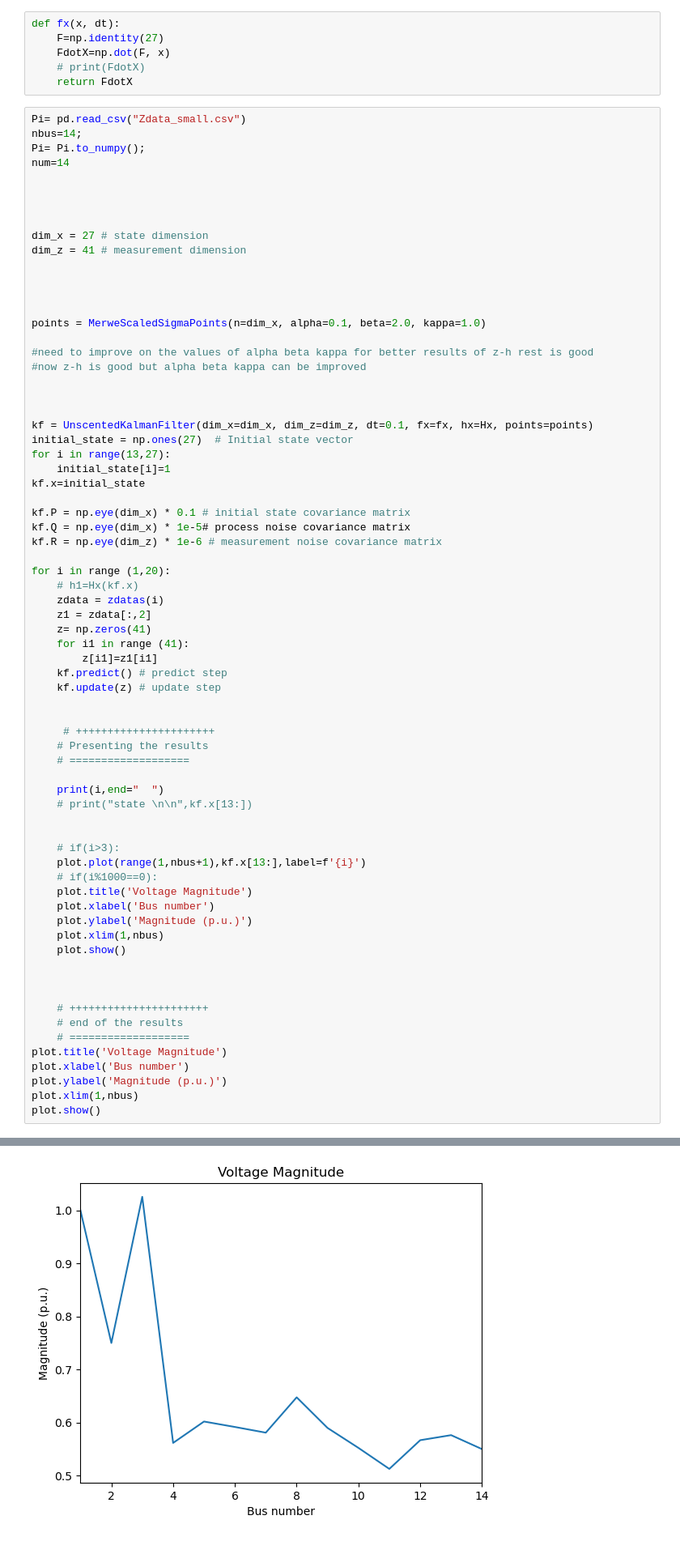
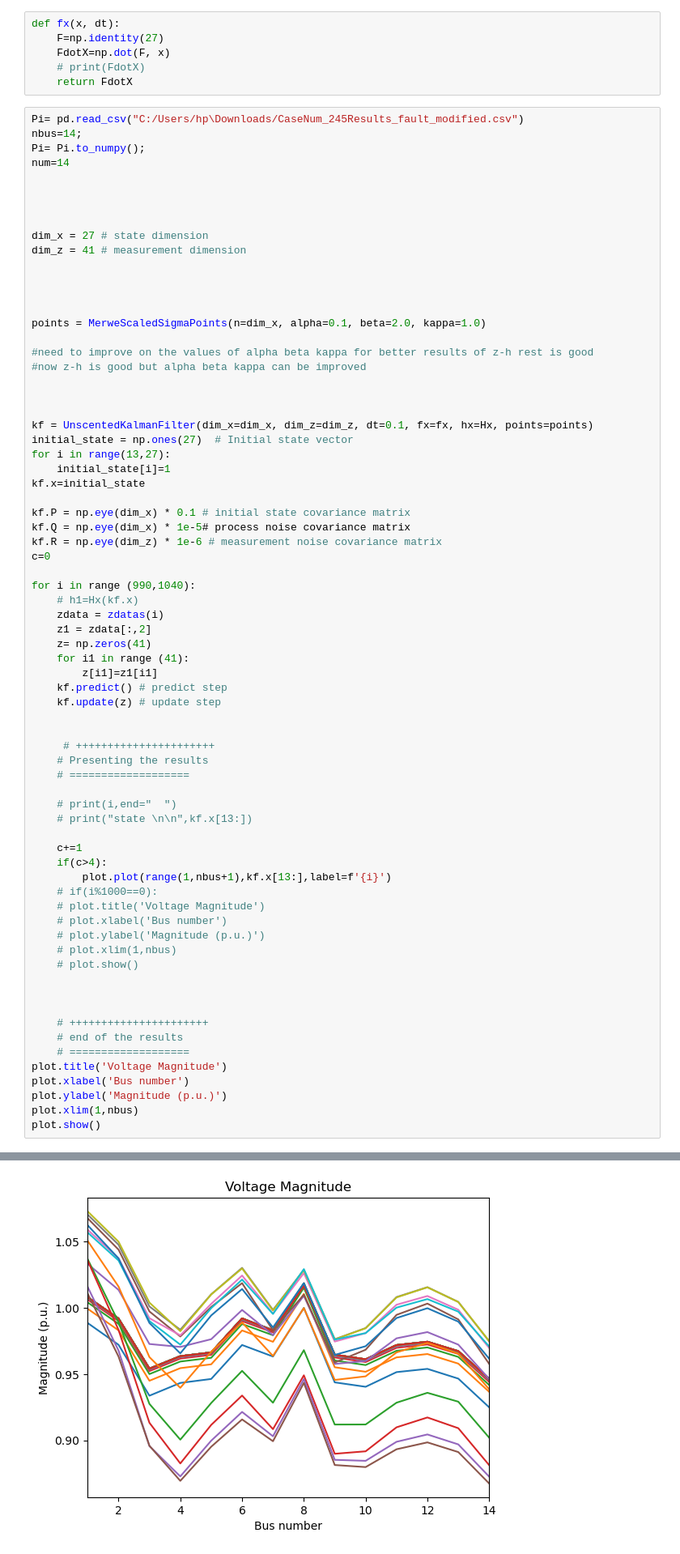
Before and after one commit to ayush-thakur/DSE_IEEE_14_bus, a Jupyter notebook: DSE_UKF_2.ipynb, the cells around one changed output, grey strips where cells are left out. Shown: that part at 81% size. Saved outputs shown, nothing was run; the diff lists cells and outputs as text.

Commit message:
modified:   DSE_UKF_2.ipynb 	modified:   DSE_WLS_2.ipynb

```diff
--- a/DSE_UKF_2.ipynb
+++ b/DSE_UKF_2.ipynb
@@ -394,7 +394,7 @@ def fx(x, dt):
     # print(FdotX)
     return FdotX
 # %%
-Pi= pd.read_csv("Zdata_small.csv")
+Pi= pd.read_csv("C:/Users/hp\Downloads/CaseNum_245Results_fault_modified.csv")
 nbus=14;
 Pi= Pi.to_numpy();
 num=14
@@ -424,8 +424,9 @@ kf.x=initial_state
 kf.P = np.eye(dim_x) * 0.1 # initial state covariance matrix
 kf.Q = np.eye(dim_x) * 1e-5# process noise covariance matrix
 kf.R = np.eye(dim_z) * 1e-6 # measurement noise covariance matrix
+c=0
 
-for i in range (1,20):
+for i in range (990,1040):
     # h1=Hx(kf.x)
     zdata = zdatas(i)
     z1 = zdata[:,2]
@@ -440,18 +441,18 @@ for i in range (1,20):
     # Presenting the results
     # ===================
 
-    print(i,end="  ")
+    # print(i,end="  ")
     # print("state \n\n",kf.x[13:])
 
-
-    # if(i>3):
-    plot.plot(range(1,nbus+1),kf.x[13:],label=f'{i}')
+    c+=1
+    if(c>4):
+        plot.plot(range(1,nbus+1),kf.x[13:],label=f'{i}')
     # if(i%1000==0):
-    plot.title('Voltage Magnitude')
-    plot.xlabel('Bus number')
-    plot.ylabel('Magnitude (p.u.)')
-    plot.xlim(1,nbus)
-    plot.show()
+    # plot.title('Voltage Magnitude')
+    # plot.xlabel('Bus number')
+    # plot.ylabel('Magnitude (p.u.)')
+    # plot.xlim(1,nbus)
+    # plot.show()
 
 
 
@@ -468 +468 @@ plot.show()
-[figure, old version]
+[figure, new version]
```
Also changed, not shown: parts of 2 cells of this notebook, 1 other file.
